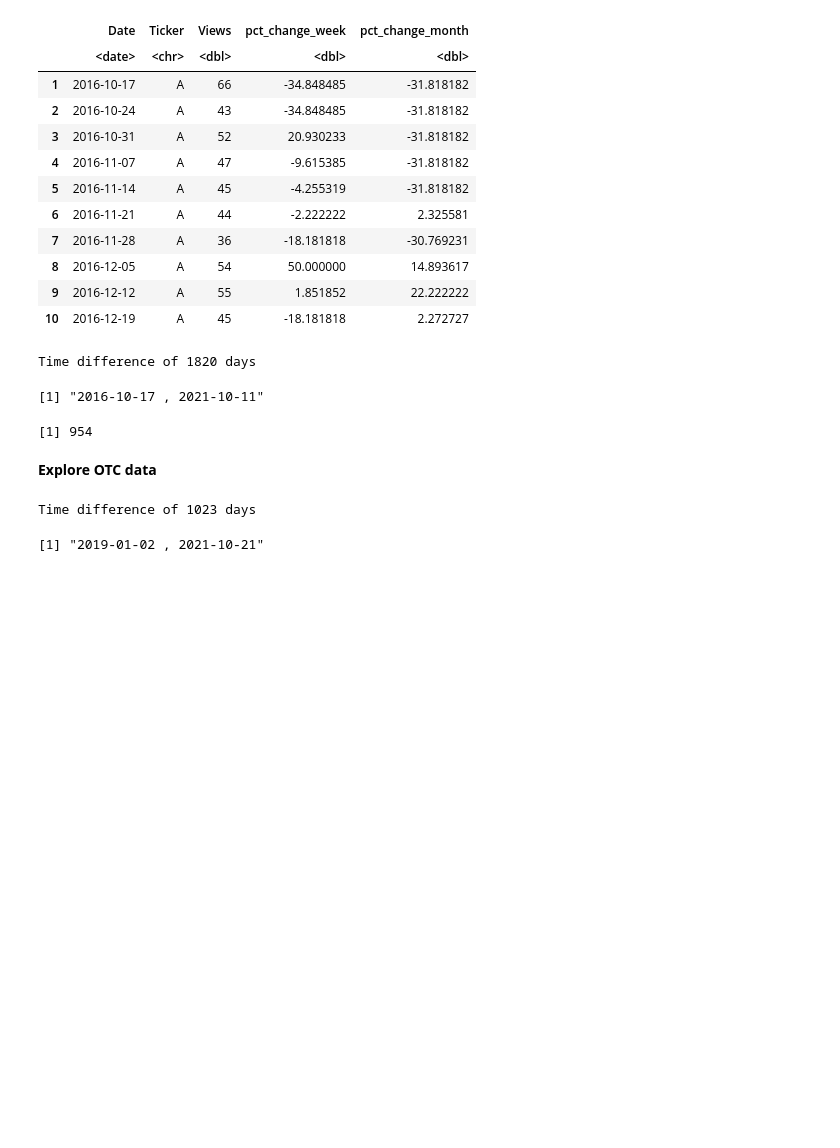
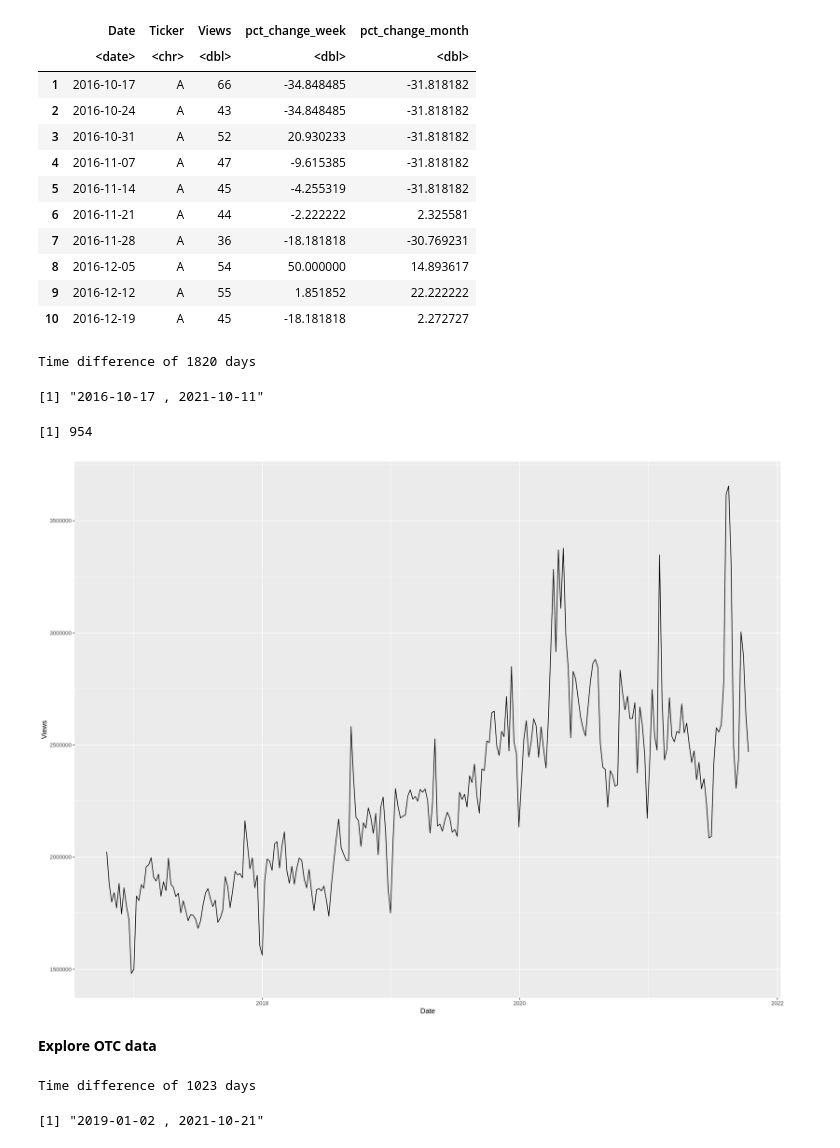
Before and after one commit to limshaocong/analyticsEdge, a Jupyter notebook: Data_Exploration.ipynb, the cells around one changed output. Drawn from its saved outputs; the diff is of its cells as text; code cells hidden in the pictures; blank space fills up the shorter version.

```diff
--- a/Data_Exploration.ipynb
+++ b/Data_Exploration.ipynb
@@ -288,6 +288,12 @@ length(unique(wiki.pageviews$Ticker))
 Time difference of 1820 days
 [1] "2016-10-17 , 2021-10-11"
 [1] 954
+# %%
+views.time <- aggregate(Views ~ Date, data = wiki.pageviews, FUN = sum)
+options(repr.plot.width = 16, repr.plot.height = 12)
+ggplot(views.time, aes(x = Date, y = Views)) + geom_line()
+# %% [output]
+[figure, added]
 # %% [markdown]
 **Explore OTC data**
 # %%
```
